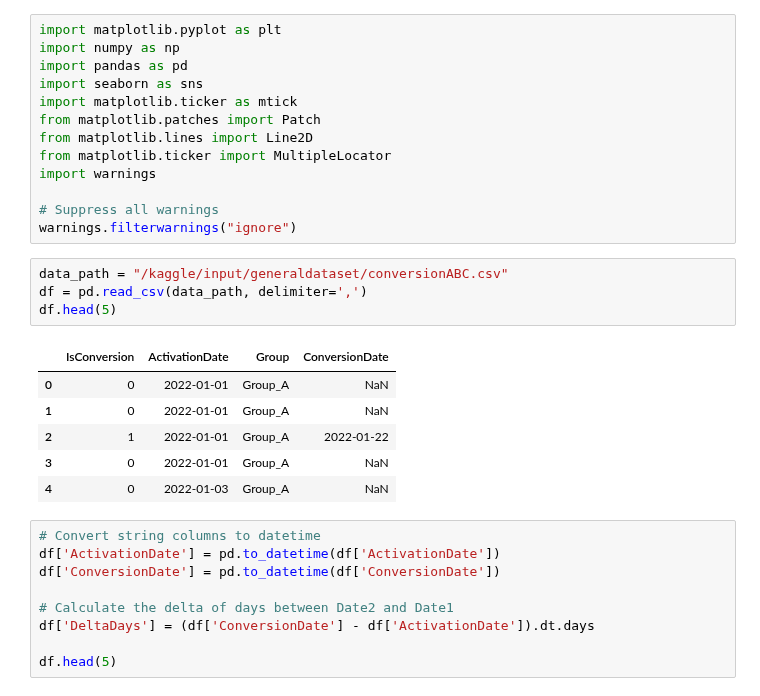
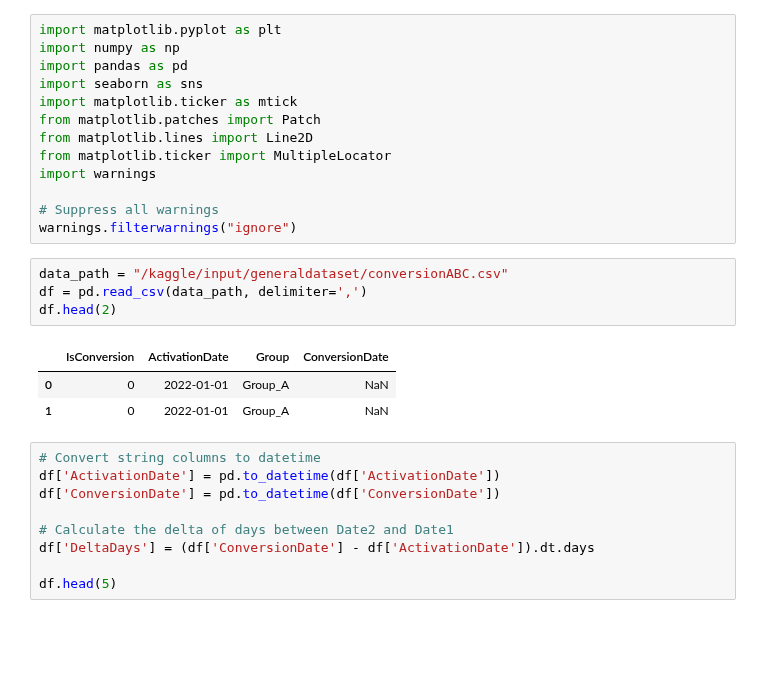
Before and after one commit to pparkitn/kaggle, a Jupyter notebook: conversion-curve-a-b-test.ipynb, the cells around one changed output. Drawn from its saved outputs; the diff is of its cells as text; blank space fills up the shorter version.

```diff
--- a/conversion-curve-a-b-test.ipynb
+++ b/conversion-curve-a-b-test.ipynb
@@ -38,14 +38,11 @@ warnings.filterwarnings("ignore")
 # %%
 data_path = "/kaggle/input/generaldataset/conversionABC.csv"
 df = pd.read_csv(data_path, delimiter=',')
-df.head(5)
+df.head(2)
 # %% [output]
 |  | IsConversion | ActivationDate | Group | ConversionDate |
 | 0 | 0 | 2022-01-01 | Group_A | NaN |
 | 1 | 0 | 2022-01-01 | Group_A | NaN |
-| 2 | 1 | 2022-01-01 | Group_A | 2022-01-22 |
-| 3 | 0 | 2022-01-01 | Group_A | NaN |
-| 4 | 0 | 2022-01-03 | Group_A | NaN |
 # %%
 # Convert string columns to datetime
 df['ActivationDate'] = pd.to_datetime(df['ActivationDate'])
```
Also changed, not shown: parts of 1 cell of this notebook.
